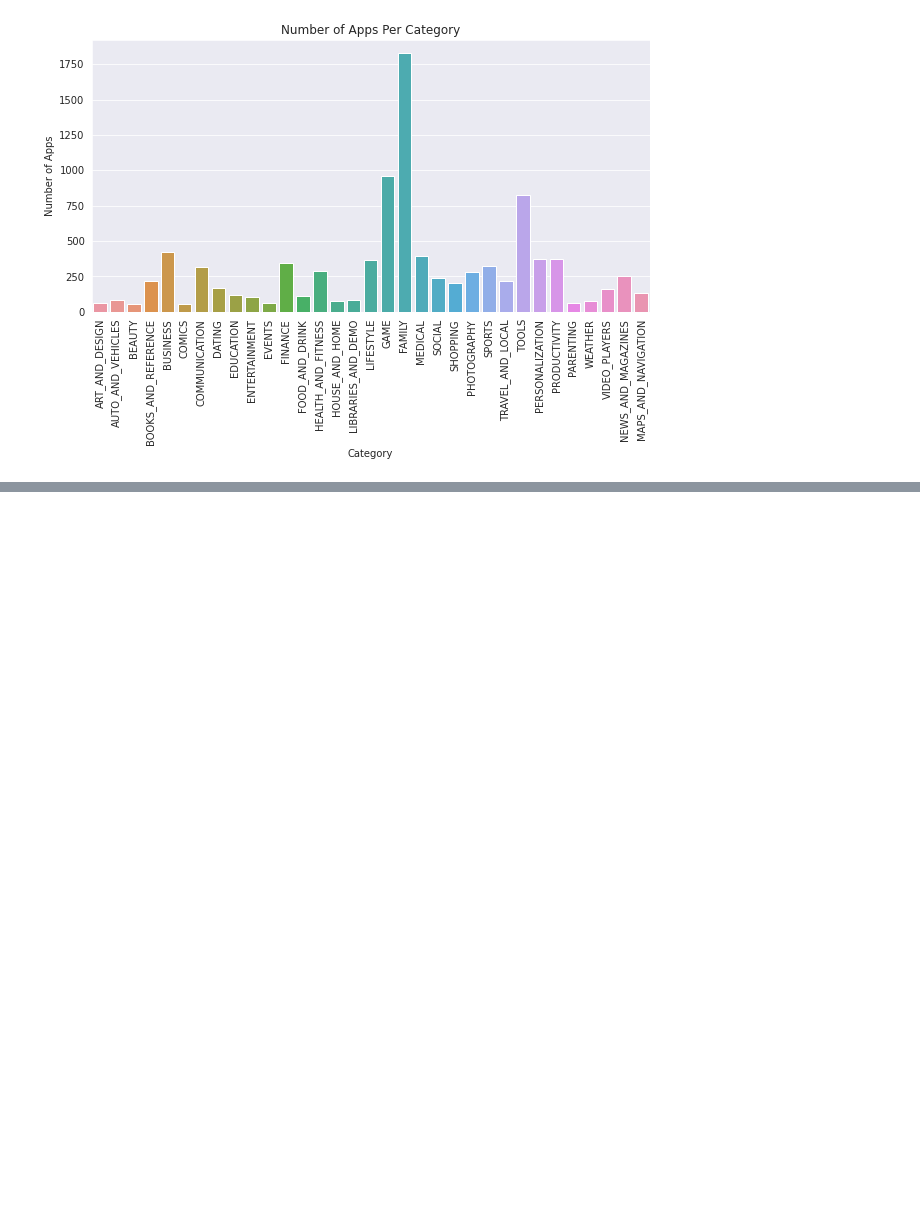
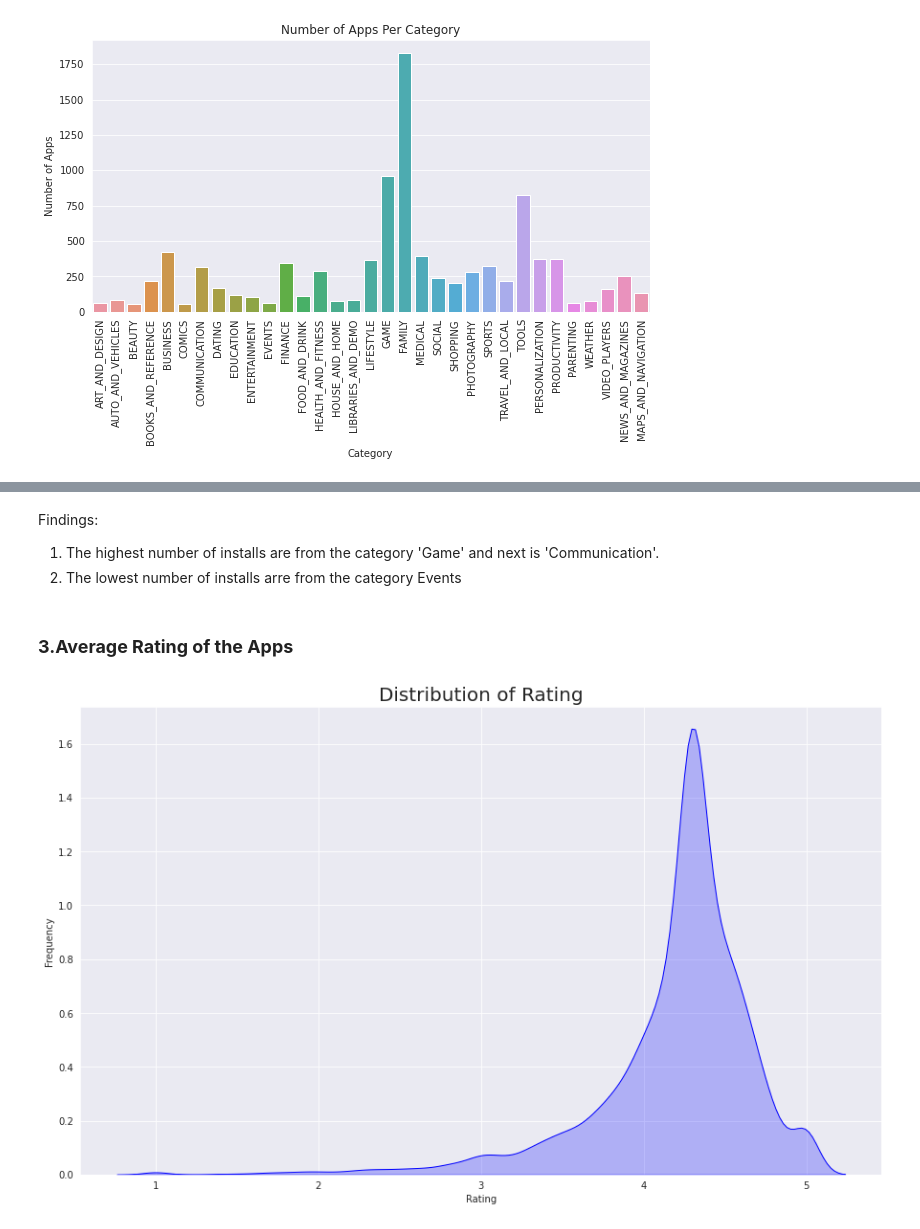
Before and after one commit to sumaiyasiddiqa/Play-store-app-review-analysis, a Jupyter notebook: Play_Store_App_Review_Analysis_(Sumaiya_Siddiqa).ipynb, the cells around one changed output, grey strips where cells are left out. Saved outputs shown, nothing was run; the diff lists cells and outputs as text; code cells hidden in the pictures; blank space fills up the shorter version.

```diff
--- a/Play_Store_App_Review_Analysis_(Sumaiya_Siddiqa).ipynb
+++ b/Play_Store_App_Review_Analysis_(Sumaiya_Siddiqa).ipynb
@@ -776,0 +826,15 @@ plt.show()
+# %% [markdown]
+Findings:
+1. The highest number of installs are from the category 'Game' and next is 'Communication'.
+2. The lowest number of installs arre from the category Events
+# %% [markdown]
+### **3.Average Rating of the Apps**
+# %%
+ #show the distribution of rating
+plt.figure(figsize=(15,9))
+plt.xlabel("Rating")
+plt.ylabel("Frequency")
+graph = sns.kdeplot(ps_df['Rating'], color="Blue", shade = True)
+plt.title('Distribution of Rating',size = 20);
+# %% [output]
+[figure, added]
```
Also changed, not shown: parts of 56 cells of this notebook.
